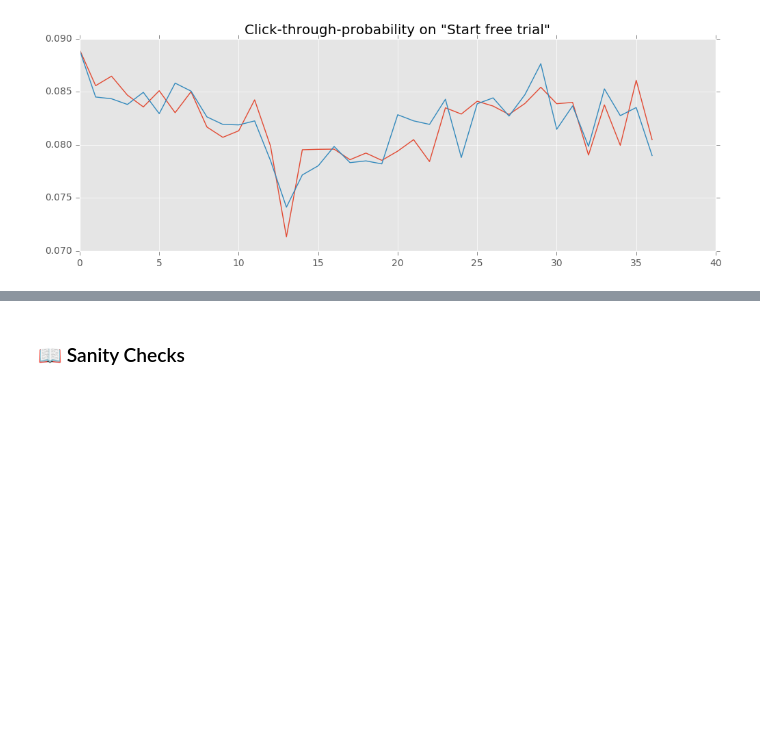
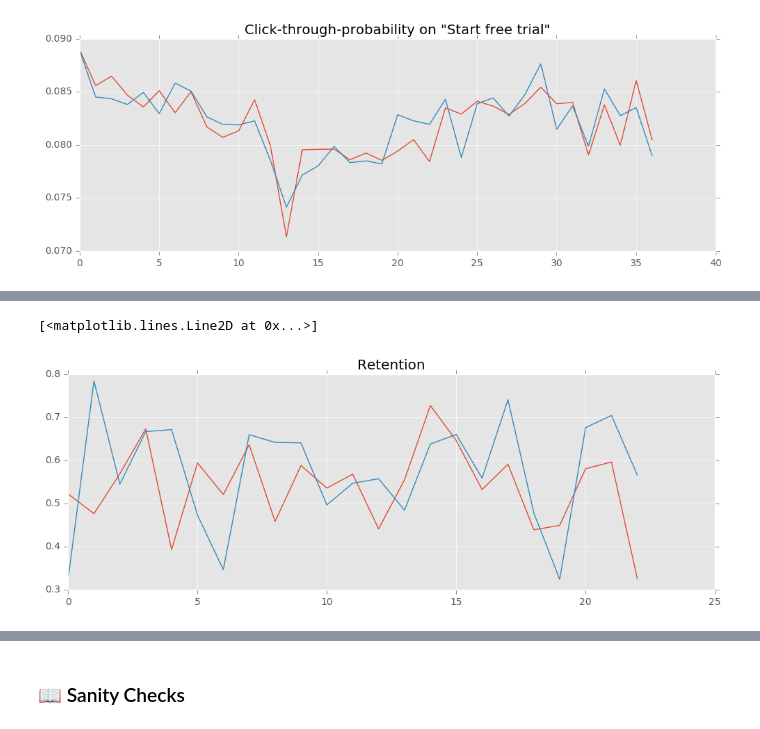
Before and after one commit to OlgaBelitskaya/OlgaBelitskaya.github.io, a Jupyter notebook: P7_Design_an_A_B_Test_Overview.ipynb, the cells around one changed output, grey strips where cells are left out. Drawn from its saved outputs; the diff is of its cells as text; code cells hidden in the pictures; blank space fills up the shorter version.

```diff
--- a/P7_Design_an_A_B_Test_Overview.ipynb
+++ b/P7_Design_an_A_B_Test_Overview.ipynb
@@ -254,0 +250,7 @@ Clicks =  28325     Pageviews =  344660
+# %%
+plt.title('Retention')
+plt.plot(control_data2['Payments']/control_data2['Enrollments'])
+plt.plot(experiment_data2['Payments']/experiment_data2['Enrollments'])
+# %% [output]
+[<matplotlib.lines.Line2D at 0x...>]
+[figure, added]
```
Also changed, not shown: parts of 10 cells of this notebook, 1 other file.
